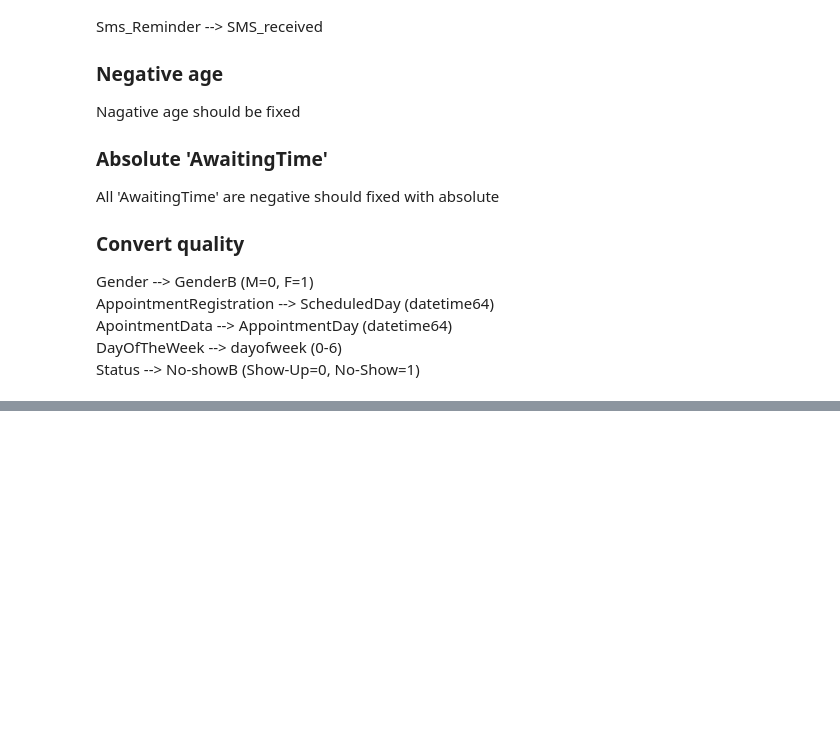
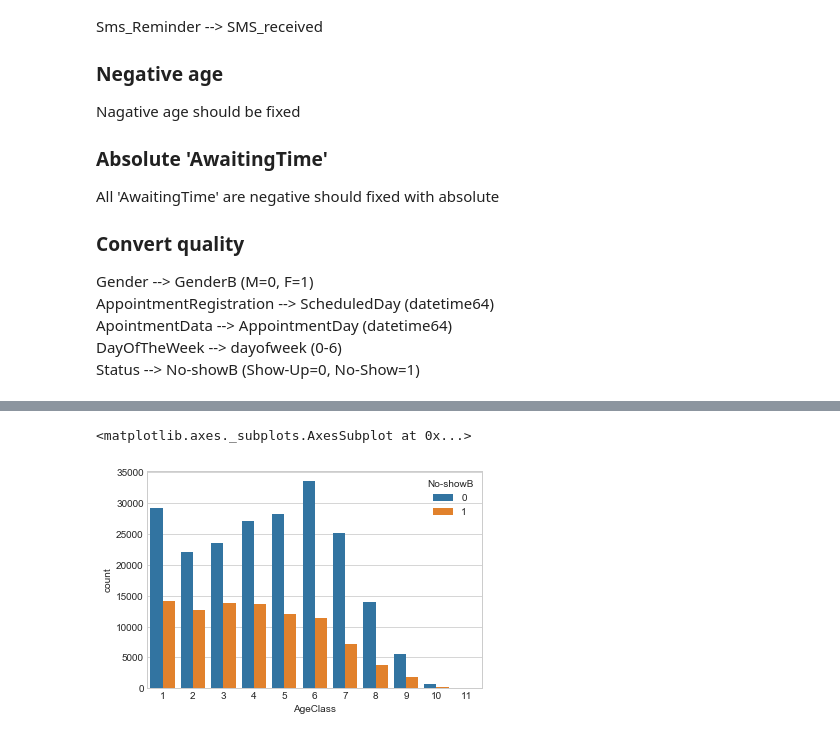
Before and after one commit to Napat/ml_predict_patient_noshow_appointment, a Jupyter notebook: SmartHospital_noShowDetector-300k.ipynb, the cells around one changed output, grey strips where cells are left out. Cells and saved outputs as stored; diff of their text form; code cells hidden in the pictures; blank space fills up the shorter version.

```diff
--- a/SmartHospital_noShowDetector-300k.ipynb
+++ b/SmartHospital_noShowDetector-300k.ipynb
@@ -146,0 +296,5 @@ Status --> No-showB (Show-Up=0, No-Show=1)
+# %%
+sns.countplot(x="AgeClass", hue = "No-showB", data=noshows_data)
+# %% [output]
+<matplotlib.axes._subplots.AxesSubplot at 0x...>
+[figure, added]
```
Also changed, not shown: parts of 17 cells of this notebook.
